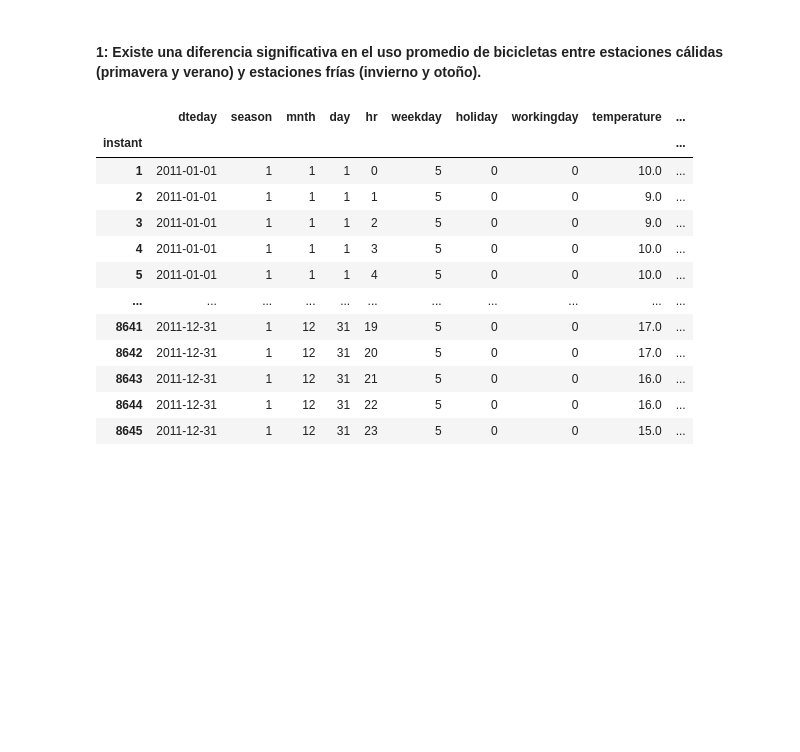
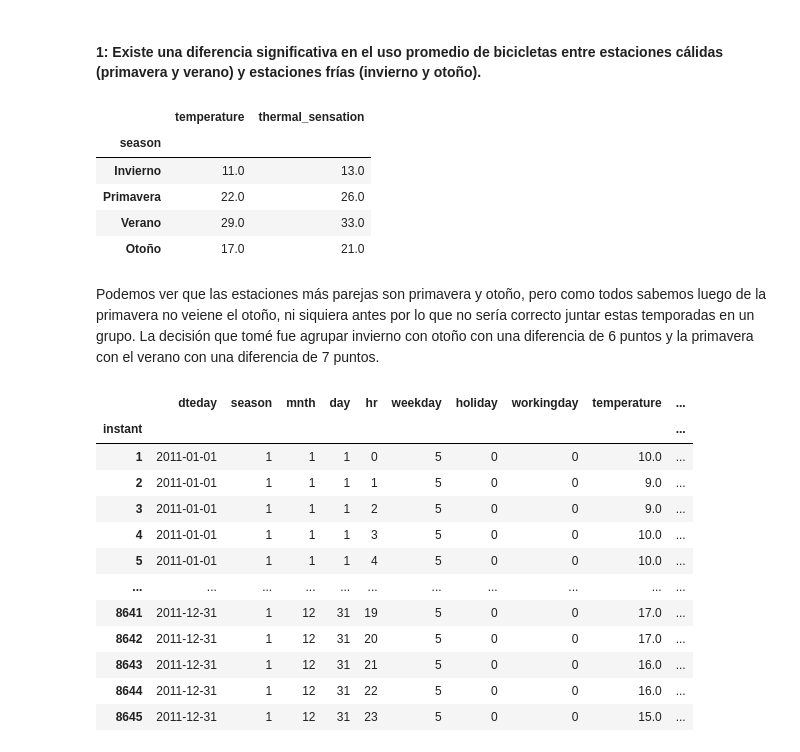
Before and after one commit to solfontan/Capital_Bikeshare_EDA, a Jupyter notebook: src/EDA.ipynb, the cells around one changed output. Cells and saved outputs as stored; diff of their text form; code cells hidden in the pictures; blank space fills up the shorter version.

```diff
--- a/src/EDA.ipynb
+++ b/src/EDA.ipynb
@@ -305,6 +305,18 @@ sns.heatmap(df2011.select_dtypes(exclude=['object']).corr(), annot=True);
 ****
 # %% [markdown]
 #### **1**: Existe una diferencia significativa en el uso promedio de bicicletas entre estaciones cálidas (primavera y verano) y estaciones frías (invierno y otoño).
+# %%
+df2011.groupby(['season']).agg({'temperature':'median','thermal_sensation':'median'}).rename({1:'Invierno',2:'Primavera',3:'Verano',4:'Otoño'})
+# %% [output]
+|  | temperature | thermal_sensation |
+| season |  |  |
+| Invierno | 11.0 | 13.0 |
+| Primavera | 22.0 | 26.0 |
+| Verano | 29.0 | 33.0 |
+| Otoño | 17.0 | 21.0 |
+# %% [markdown]
+Podemos ver que las estaciones más parejas son primavera y otoño, pero como todos sabemos luego de la primavera no veiene el otoño, ni siquiera antes por lo que no sería correcto juntar estas temporadas en un grupo.
+La decisión que tomé fue agrupar invierno con otoño con una diferencia de 6 puntos y la primavera con el verano con una diferencia de 7 puntos.
 # %%
 df2011['seasonteam'] = df2011['season'].replace({1:'frio',2:'calido',3:'calido',4:'frio'})
 df2011
```
Also changed, not shown: parts of 20 cells of this notebook.
